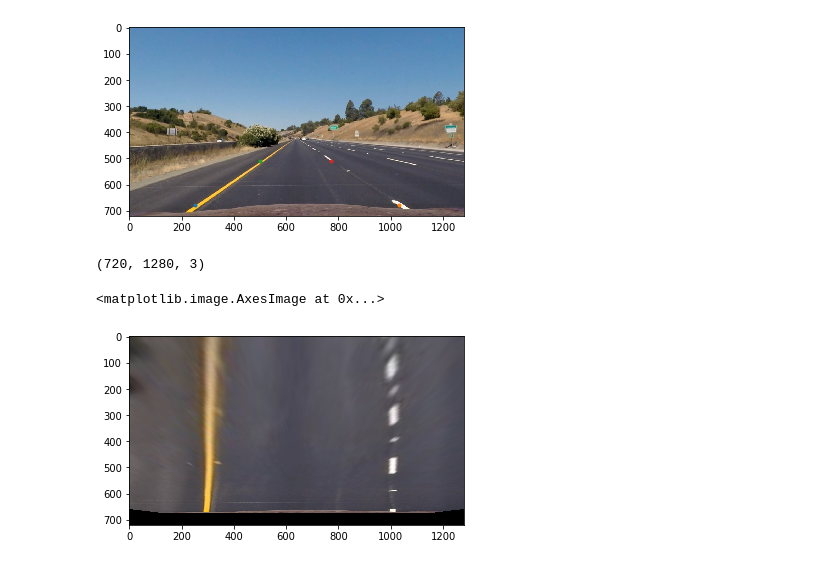
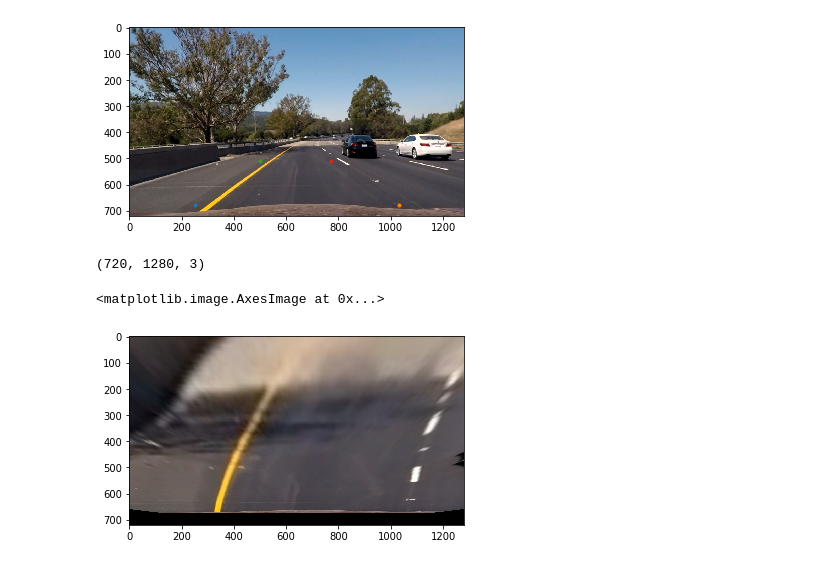
Before and after one commit to Aral-Sarrafi/Advanced_Lane_Finding, a Jupyter notebook: Advanced_Lane_Finding.ipynb, the cells around one changed output. Drawn from its saved outputs; the diff is of its cells as text; code cells hidden in the pictures.

```diff
--- a/Advanced_Lane_Finding.ipynb
+++ b/Advanced_Lane_Finding.ipynb
@@ -32,7 +32,7 @@ for image_name in calib_img:
 ret, mtx, dist, rvecs, tvects = cv2.calibrateCamera(object_points, image_points, gray.shape, None, None)
 # %%
 # undistort two example images:
-img = cv2.imread(calib_file + calib_img[0])
+img = cv2.imread(calib_file + calib_img[1])
 dst = cv2.undistort(img, mtx, dist,None, mtx)
 
 fig, axs  = plt.subplots(1,2, figsize = (10,4))
@@ -51,7 +51,7 @@ axs[1].set_title('original image')
 test_images_file = "test_images/"
 test_images = os.listdir(test_images_file)
 
-image_name = test_images_file + test_images[0]
+image_name = test_images_file + test_images[7]
 image = cv2.imread(image_name)
 image = cv2.cvtColor(image, cv2.COLOR_BGR2RGB)
 # %%
@@ -164,34 +164,37 @@ plt.show()
 
 print(undist_image.shape)
 # %% [output]
-[figure, old version]
+[figure, new version]
 (720, 1280, 3)
 # %%
 def warp(img):
     img_size = (img.shape[1], img.shape[0])
 
     src = np.float32([[308, 658],
                      [998, 658],
                      [532, 500],
                      [759,500]])
 
     dst = np.float32(
     [[308, 658],
      [998, 658],
      [325, 500],
-     [998, 500]])
+     [990, 500]])
+
+
 
     M = cv2.getPerspectiveTransform(src,dst)
+    Minv = cv2.getPerspectiveTransform(dst,src)
     warped = cv2.warpPerspective(img, M, img_size, flags = cv2.INTER_LINEAR)
 
-    return warped
+    return warped, Minv
 
-bird_eye = warp(undist_image)
+bird_eye, Minv = warp(undist_image)
 
 plt.imshow(bird_eye)
 # %% [output]
 <matplotlib.image.AxesImage at 0x...>
-[figure, old version]
+[figure, new version]
 # %%
 def HLS_threshold (img, thresh):
     HLS_img = cv2.cvtColor(img, cv2.COLOR_BGR2HLS)
```
Also changed, not shown: parts of 20 cells of this notebook.
